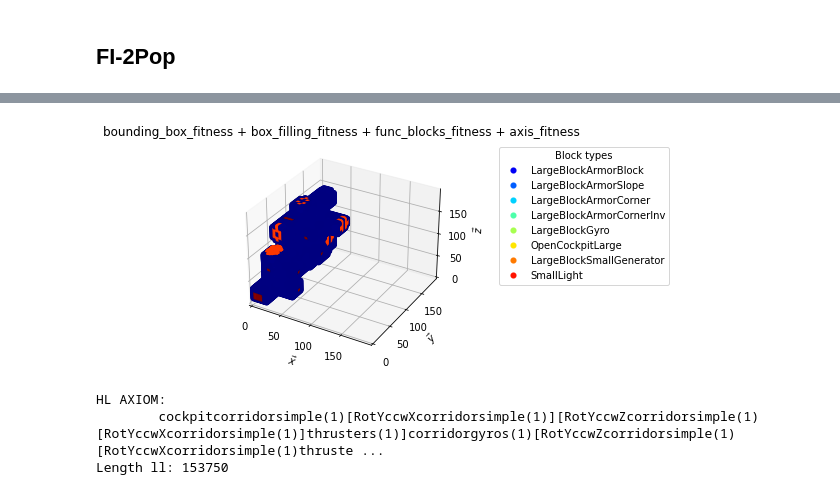
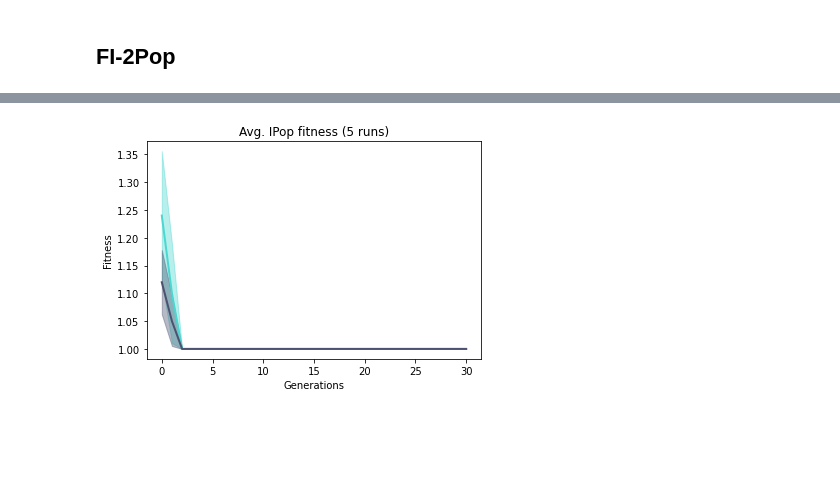
Before and after one commit to arayabrain/space-engineers-ai-spaceship-generator, a Jupyter notebook: l-system/fi2pop-demo.ipynb, the cells around one changed output, grey strips where cells are left out. Drawn from its saved outputs; the diff is of its cells as text; code cells hidden in the pictures; blank space fills up the shorter version.

```diff
--- a/l-system/fi2pop-demo.ipynb
+++ b/l-system/fi2pop-demo.ipynb
@@ -228,35 +349,52 @@ Created Infeasible population of size 20: t:1;m:1.25
+# %%
+import matplotlib.pyplot as plt
+
+itfs = np.max(ifs, axis=2)
+imfs = np.mean(ifs, axis=2)
+
+itm = np.mean(itfs, axis=0)
+its = np.std(itfs, axis=0)
+
+imm = np.mean(imfs, axis=0)
+ims = np.std(imfs, axis=0)
+
+plt.plot(range(len(itm)), itm, label=f'Avg. top fitness', c='#4CD7D0', lw=2)
+plt.fill_between(range(len(its)), (itm - its), (itm + its), color='#4CD7D0', alpha=0.4)
+plt.plot(range(len(imm)), imm, label=f'Avg. mean fitness', c='#4C5270', lw=2)
+plt.fill_between(range(len(ims)), (imm - ims), (imm + ims), color='#4C5270', alpha=0.4)
+plt.title(f'Avg. IPop fitness ({N_RUNS} runs)')
+plt.ylabel('Fitness')
+plt.xlabel('Generations')
+plt.savefig(f'lsystem-fi2pop-ipop-avgf.png', transparent=True)
+plt.show()
+# %% [output]
+[figure, added]
 # %%
-from pcgsepy.lsystem.structure_maker import LLStructureMaker
-from pcgsepy.common.vecs import Orientation
-from pcgsepy.structure import Structure
+# from pcgsepy.lsystem.structure_maker import LLStructureMaker
+# from pcgsepy.common.vecs import Orientation
+# from pcgsepy.structure import Structure
 
-hl_axiom = f_pop[f_fitnesses.index(max(f_fitnesses))]
-ml_axiom = lsystem.hl_solver.translator.transform(axiom=hl_axiom)
-ll_axiom = lsystem.ll_solver.solve(axiom=ml_axiom,
-                                   iterations=1,
-                                   axioms_per_iteration=1,
-                                   check_sat=False)[0]
+# hl_axiom = f_pop[f_fitnesses.index(max(f_fitnesses))]
+# ml_axiom = lsystem.hl_solver.translator.transform(axiom=hl_axiom)
+# ll_axiom = lsystem.ll_solver.solve(axiom=ml_axiom,
+#                                    iterations=1,
+#                                    axioms_per_iteration=1,
+#                                    check_sat=False)[0]
 
-base_position, orientation_forward, orientation_up = Vec.v3i(
-            0, 0, 0), Orientation.FORWARD.value, Orientation.UP.value
-structure = Structure(origin=base_position,
-                      orientation_forward=orientation_forward,
-                      orientation_up=orientation_up)
-structure = LLStructureMaker(
-    atoms_alphabet=lsystem.ll_solver.atoms_alphabet,
-    position=base_position).fill_structure(structure=structure,
-                                           axiom=ll_axiom)
-structure.sanify()
-structure.show(title=' + '.join([f.__name__ for f in fitnesses]))
+# base_position, orientation_forward, orientation_up = Vec.v3i(
+#             0, 0, 0), Orientation.FORWARD.value, Orientation.UP.value
+# structure = Structure(origin=base_position,
+#                       orientation_forward=orientation_forward,
+#                       orientation_up=orientation_up)
+# structure = LLStructureMaker(
+#     atoms_alphabet=lsystem.ll_solver.atoms_alphabet,
+#     position=base_position).fill_structure(structure=structure,
+#                                            axiom=ll_axiom)
+# structure.sanify()
+# structure.show(title=' + '.join([f.__name__ for f in fitnesses]))
-# %% [output]
-[figure, removed]
 # %%
-print(f'HL AXIOM:\n\t{hl_axiom}')
-# print(f'---\nML AXIOM:\n\t{ml_axiom}')
-# print(f'---\nLL AXIOM:\n\t{ll_axiom}')
-print(f'Length ll: {len(ll_axiom)}')
+# print(f'HL AXIOM:\n\t{hl_axiom}')
+# # print(f'---\nML AXIOM:\n\t{ml_axiom}')
+# # print(f'---\nLL AXIOM:\n\t{ll_axiom}')
+# print(f'Length ll: {len(ll_axiom)}')
-# %% [output]
-HL AXIOM:
-        cockpitcorridorsimple(1)[RotYccwXcorridorsimple(1)][RotYccwZcorridorsimple(1)[RotYccwXcorridorsimple(1)]thrusters(1)]corridorgyros(1)[RotYccwZcorridorsimple(1)[RotYccwXcorridorsimple(1)thruste ...
-Length ll: 153750
 # %%
```
Also changed, not shown: parts of 10 cells of this notebook, 13 other files.
